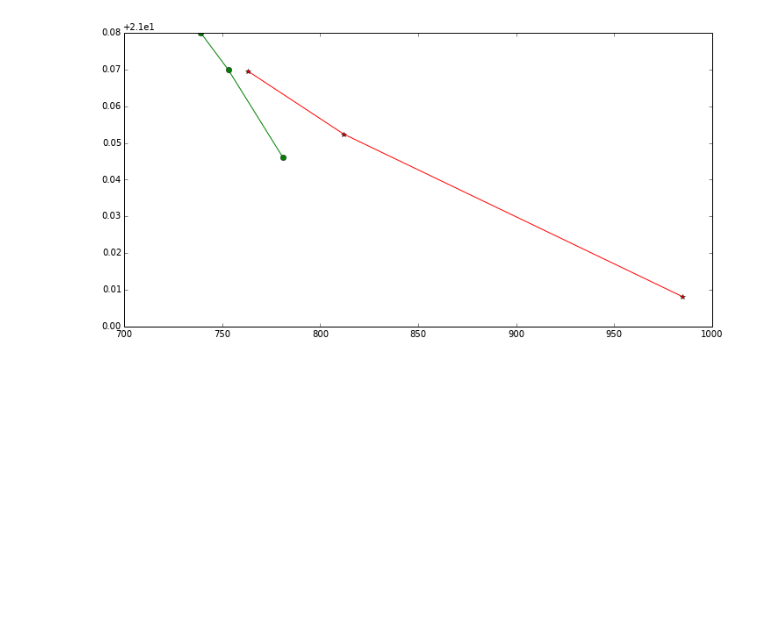
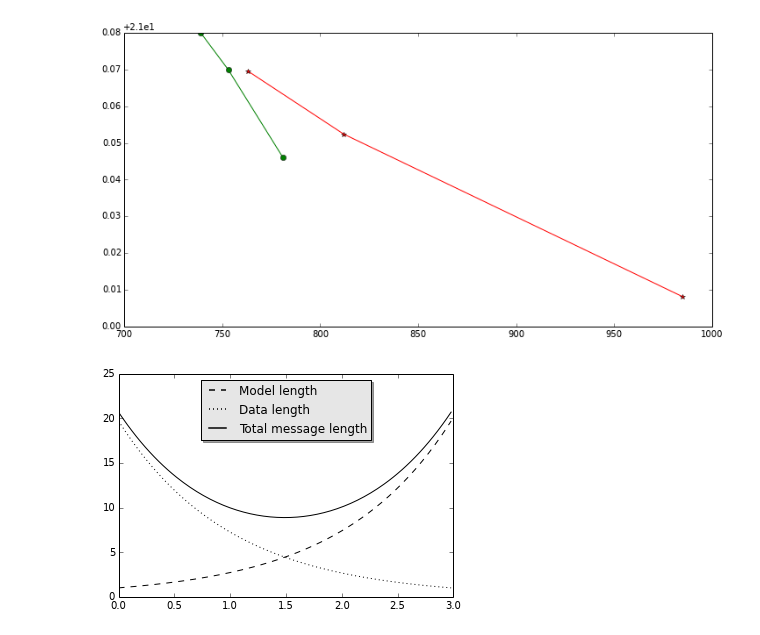
Before and after one commit to atteroTheGreatest/labfiz2, a Jupyter notebook: projekt/ogniwko.ipynb, the cells around one changed output. Drawn from its saved outputs; the diff is of its cells as text; code cells hidden in the pictures; blank space fills up the shorter version.

```diff
--- a/projekt/ogniwko.ipynb
+++ b/projekt/ogniwko.ipynb
@@ -221,0 +153,45 @@ ax.plot(x2, y2, '-r*')
+# %%
+"""
+Demo of the legend function with a few features.
+
+In addition to the basic legend, this demo shows a few optional features:
+
+    * Custom legend placement.
+    * A keyword argument to a drop-shadow.
+    * Setting the background color.
+    * Setting the font size.
+    * Setting the line width.
+"""
+import numpy as np
+import matplotlib.pyplot as plt
+
+
+# Example data
+a = np.arange(0,3, .02)
+b = np.arange(0,3, .02)
+c = np.exp(a)
+d = c[::-1]
+
+# Create plots with pre-defined labels.
+# Alternatively, you can pass labels explicitly when calling `legend`.
+fig, ax = plt.subplots()
+ax.plot(a, c, 'k--', label='Model length')
+ax.plot(a, d, 'k:', label='Data length')
+ax.plot(a, c+d, 'k', label='Total message length')
+
+# Now add the legend with some customizations.
+legend = ax.legend(loc='upper center', shadow=True)
+
+# The frame is matplotlib.patches.Rectangle instance surrounding the legend.
+frame  = legend.get_frame()
+frame.set_facecolor('0.90')
+
+# Set the fontsize
+for label in legend.get_texts():
+    label.set_fontsize('large')
+
+for label in legend.get_lines():
+    label.set_linewidth(1.5)  # the legend line width
+plt.show()
+# %% [output]
+[figure, added]
```
Also changed, not shown: parts of 8 cells of this notebook, 1 other file.
